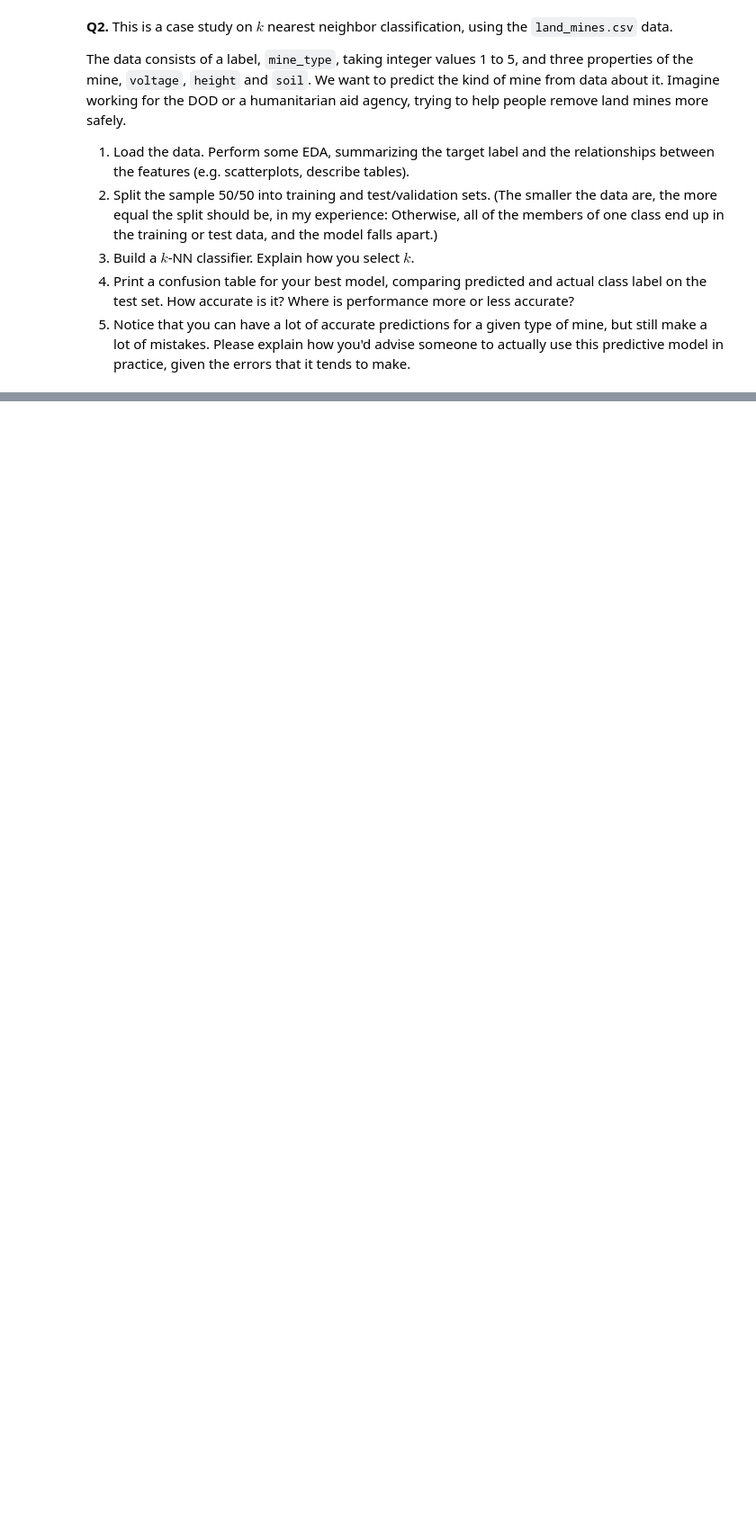
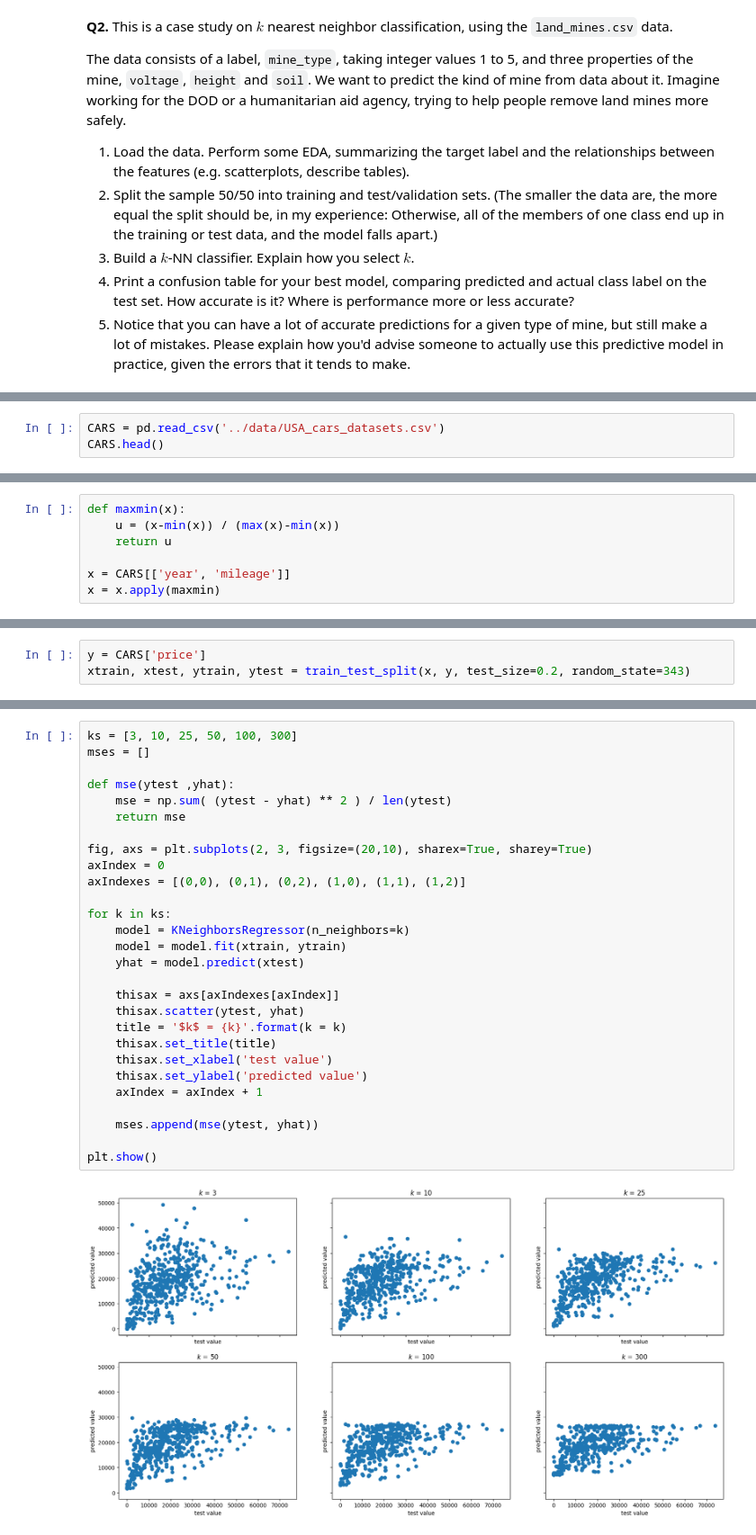
Before and after one commit to syd-nguyen/ds3021-assignments, a Jupyter notebook: assignments/02_assignment_knn.ipynb, the cells around one changed output, grey strips where cells are left out. Shown at 90% size. Drawn from its saved outputs; the diff is of its cells as text; blank space fills up the shorter version.

```diff
--- a/assignments/02_assignment_knn.ipynb
+++ b/assignments/02_assignment_knn.ipynb
@@ -56,0 +60,3 @@ The target variable `y` is `price` and the features are `year` and `mileage`.
+# %%
+CARS = pd.read_csv('../data/USA_cars_datasets.csv')
+CARS.head()
@@ -56,0 +72,7 @@ The target variable `y` is `price` and the features are `year` and `mileage`.
+# %%
+def maxmin(x):
+    u = (x-min(x)) / (max(x)-min(x))
+    return u
+
+x = CARS[['year', 'mileage']]
+x = x.apply(maxmin)
@@ -56,0 +81,3 @@ The target variable `y` is `price` and the features are `year` and `mileage`.
+# %%
+y = CARS['price']
+xtrain, xtest, ytrain, ytest = train_test_split(x, y, test_size=0.2, random_state=343)
@@ -56,0 +86,30 @@ The target variable `y` is `price` and the features are `year` and `mileage`.
+# %%
+ks = [3, 10, 25, 50, 100, 300]
+mses = []
+
+def mse(ytest ,yhat):
+    mse = np.sum( (ytest - yhat) ** 2 ) / len(ytest)
+    return mse
+
+fig, axs = plt.subplots(2, 3, figsize=(20,10), sharex=True, sharey=True)
+axIndex = 0
+axIndexes = [(0,0), (0,1), (0,2), (1,0), (1,1), (1,2)]
+
+for k in ks:
+    model = KNeighborsRegressor(n_neighbors=k)
+    model = model.fit(xtrain, ytrain)
+    yhat = model.predict(xtest)
+
+    thisax = axs[axIndexes[axIndex]]
+    thisax.scatter(ytest, yhat)
+    title = '$k$ = {k}'.format(k = k)
+    thisax.set_title(title)
+    thisax.set_xlabel('test value')
+    thisax.set_ylabel('predicted value')
+    axIndex = axIndex + 1
+
+    mses.append(mse(ytest, yhat))
+
+plt.show()
+# %% [output]
+[figure, added]
```
Also changed, not shown: parts of 9 cells of this notebook, 1 other file.
